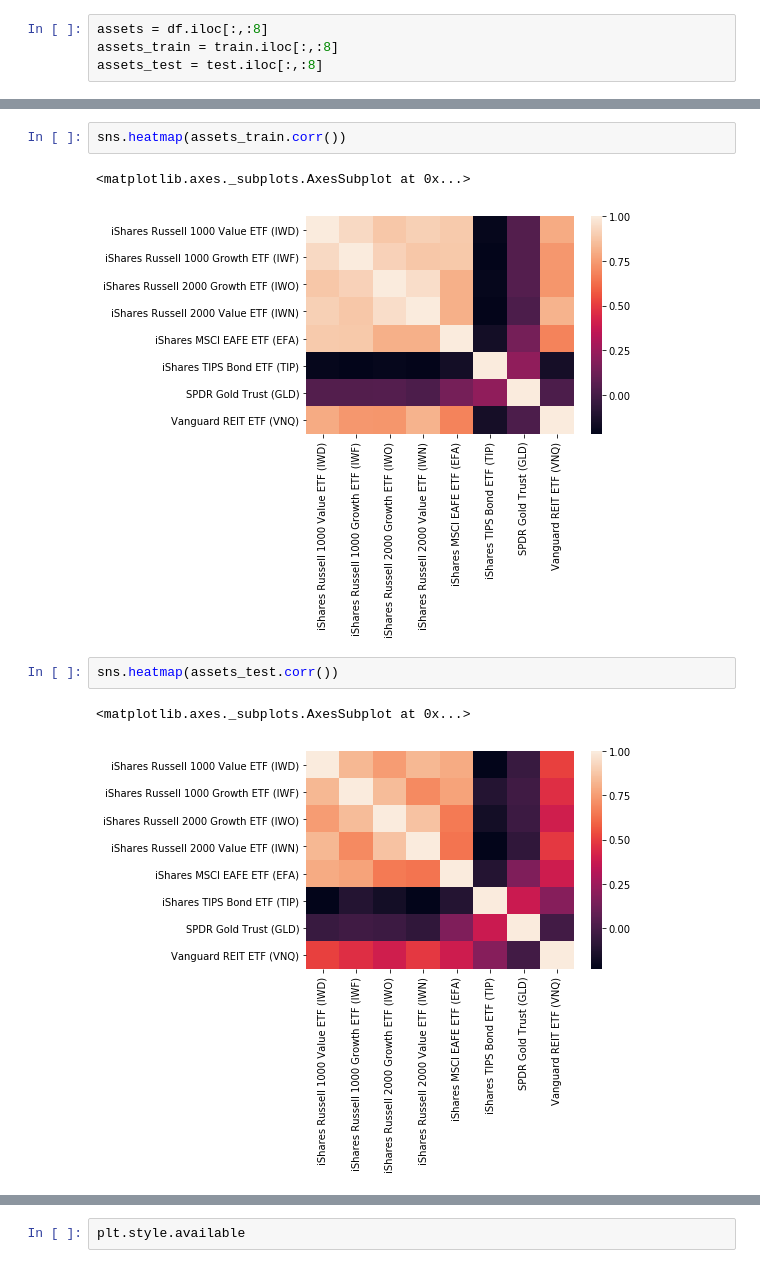
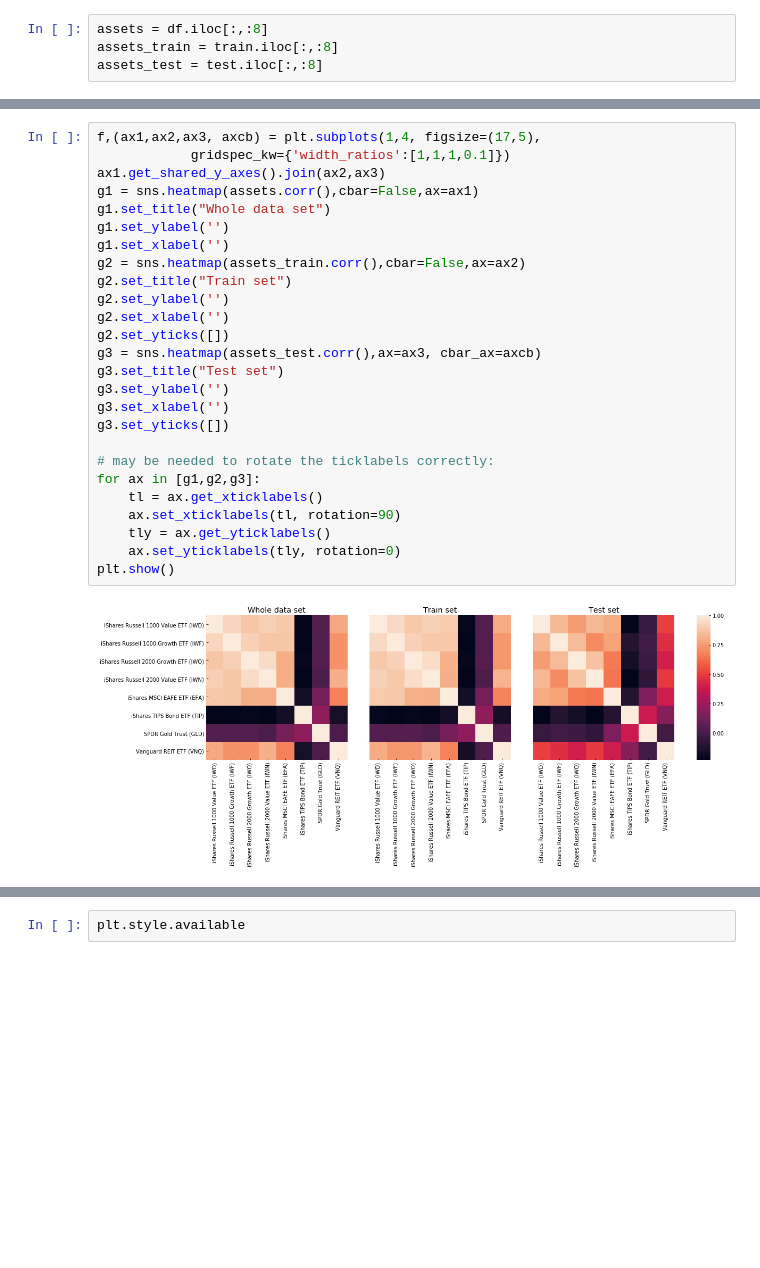
Before and after one commit to SvenBecker/pgtaa, a Jupyter notebook: notebooks/data_analysis.ipynb, the cells around one changed output, grey strips where cells are left out. Saved outputs shown, nothing was run; the diff lists cells and outputs as text; blank space fills up the shorter version.

```diff
--- a/notebooks/data_analysis.ipynb
+++ b/notebooks/data_analysis.ipynb
@@ -34,10 +31,28 @@ sns.heatmap(assets.corr())
-# %%
-sns.heatmap(assets_train.corr())
-# %% [output]
-<matplotlib.axes._subplots.AxesSubplot at 0x...>
-[figure, removed]
-# %%
-sns.heatmap(assets_test.corr())
-# %% [output]
-<matplotlib.axes._subplots.AxesSubplot at 0x...>
-[figure, removed]
+# %%
+f,(ax1,ax2,ax3, axcb) = plt.subplots(1,4, figsize=(17,5),
+            gridspec_kw={'width_ratios':[1,1,1,0.1]})
+ax1.get_shared_y_axes().join(ax2,ax3)
+g1 = sns.heatmap(assets.corr(),cbar=False,ax=ax1)
+g1.set_title("Whole data set")
+g1.set_ylabel('')
+g1.set_xlabel('')
+g2 = sns.heatmap(assets_train.corr(),cbar=False,ax=ax2)
+g2.set_title("Train set")
+g2.set_ylabel('')
+g2.set_xlabel('')
+g2.set_yticks([])
+g3 = sns.heatmap(assets_test.corr(),ax=ax3, cbar_ax=axcb)
+g3.set_title("Test set")
+g3.set_ylabel('')
+g3.set_xlabel('')
+g3.set_yticks([])
+
+# may be needed to rotate the ticklabels correctly:
+for ax in [g1,g2,g3]:
+    tl = ax.get_xticklabels()
+    ax.set_xticklabels(tl, rotation=90)
+    tly = ax.get_yticklabels()
+    ax.set_yticklabels(tly, rotation=0)
+plt.show()
+# %% [output]
+[figure, added]
```
Also changed, not shown: parts of 5 cells of this notebook, 1 other file.
